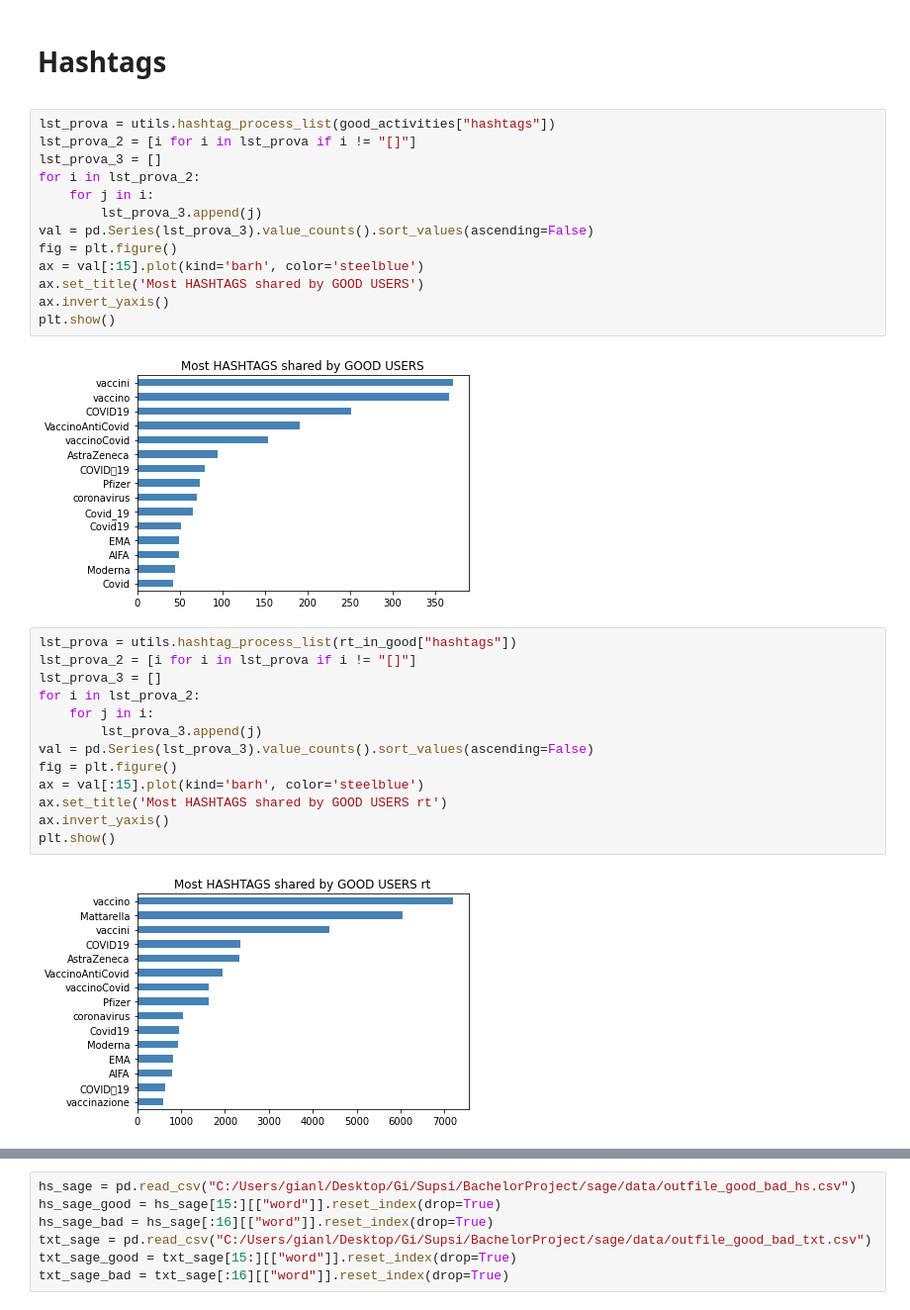
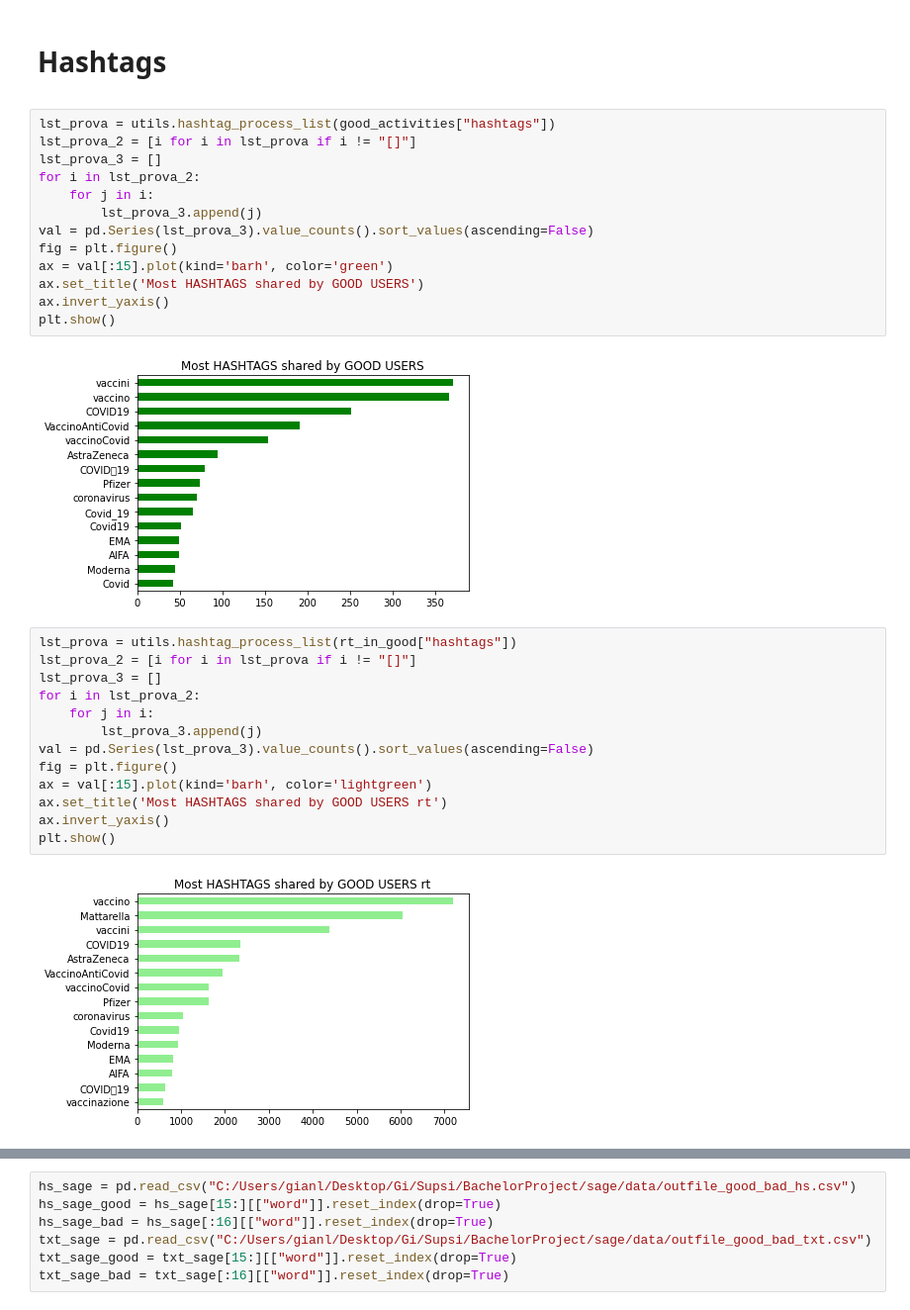
Before and after one commit to gi-ux/Vaccines_Discussion_Italy, a Jupyter notebook: Laura/10.Good_Vs_Bad.ipynb, the cells around one changed output, grey strips where cells are left out. Shown: that part at 99% size. Saved outputs shown, nothing was run; the diff lists cells and outputs as text.

```diff
--- a/Laura/10.Good_Vs_Bad.ipynb
+++ b/Laura/10.Good_Vs_Bad.ipynb
@@ -58,18 +77,18 @@ rt_in_good = pd.read_csv(path_df + "rt_in_good.csv", lineterminator="\n", low_me
 # %%
 lst_prova = utils.hashtag_process_list(good_activities["hashtags"])
 lst_prova_2 = [i for i in lst_prova if i != "[]"]
 lst_prova_3 = []
 for i in lst_prova_2:
     for j in i:
         lst_prova_3.append(j)
 val = pd.Series(lst_prova_3).value_counts().sort_values(ascending=False)
 fig = plt.figure()
-ax = val[:15].plot(kind='barh', color='steelblue')
+ax = val[:15].plot(kind='barh', color='green')
 ax.set_title('Most HASHTAGS shared by GOOD USERS')
 ax.invert_yaxis()
 plt.show()
 # %% [output]
-[figure, old version]
+[figure, new version]
 # %%
 lst_prova = utils.hashtag_process_list(rt_in_good["hashtags"])
 lst_prova_2 = [i for i in lst_prova if i != "[]"]
@@ -79,12 +98,12 @@ for i in lst_prova_2:
         lst_prova_3.append(j)
 val = pd.Series(lst_prova_3).value_counts().sort_values(ascending=False)
 fig = plt.figure()
-ax = val[:15].plot(kind='barh', color='steelblue')
+ax = val[:15].plot(kind='barh', color='lightgreen')
 ax.set_title('Most HASHTAGS shared by GOOD USERS rt')
 ax.invert_yaxis()
 plt.show()
 # %% [output]
-[figure, old version]
+[figure, new version]
 # %%
 lst_prova = utils.hashtag_process_list(bad_activities["hashtags"])
 lst_prova_2 = [i for i in lst_prova if i != "[]"]
```
Also changed, not shown: parts of 11 cells of this notebook, 5 other files.
